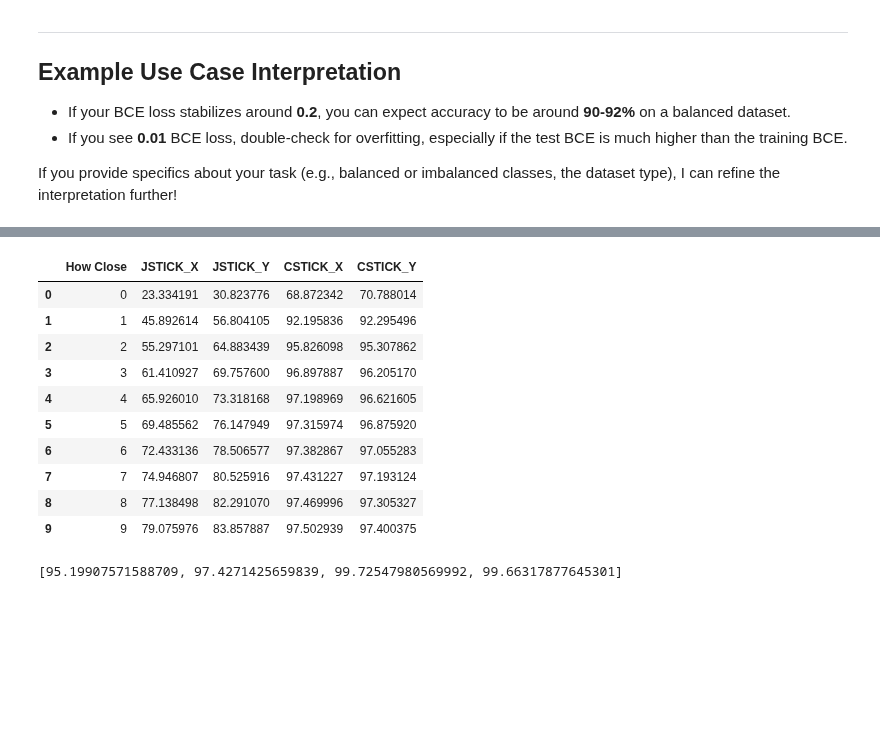
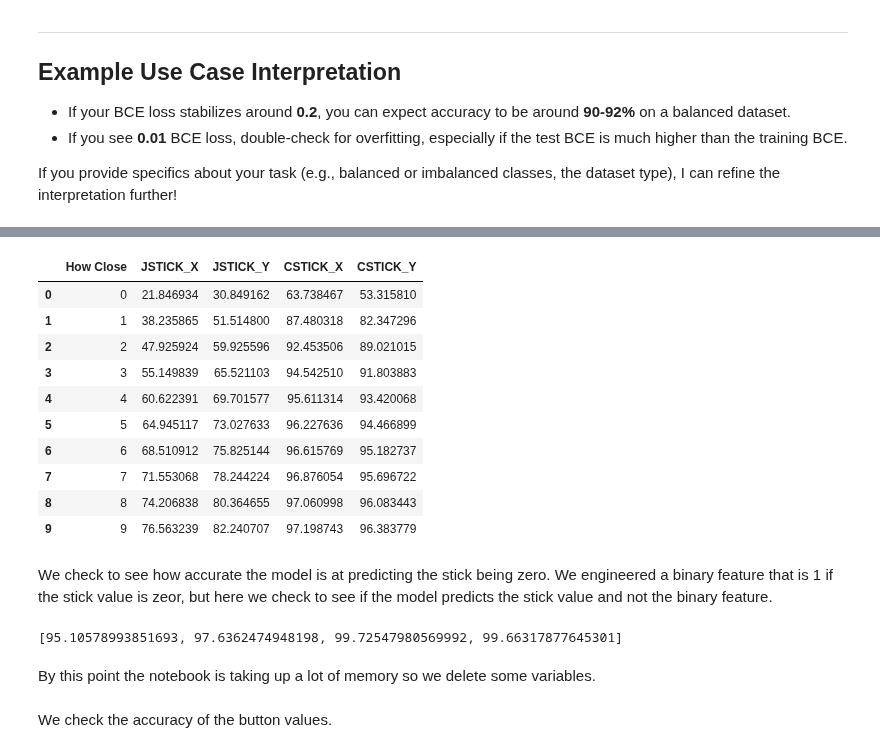
Before and after one commit to sinha-G/slp, a Jupyter notebook: autoencoder_revised/autoencoder_revised_train.ipynb, the cells around one changed output, grey strips where cells are left out. Cells and saved outputs as stored; diff of their text form; code cells hidden in the pictures; blank space fills up the shorter version.

Commit message:
Added markdown to the autoencoder notebook.

```diff
--- a/autoencoder_revised/autoencoder_revised_train.ipynb
+++ b/autoencoder_revised/autoencoder_revised_train.ipynb
@@ -83,8 +89,8 @@ segment_length = 3600
 shift = 1800
 
 train_df, test_df = dataset.all_segments_train_test_split_dataframes(segment_length,shift=shift, proportion_of_segments=1, test_ratio = .1, val = False)
-porportion = .001
-train_df = train_df.sample(frac=porportion, random_state = 42)
+# porportion = 1
+# train_df = train_df.sample(frac=porportion, random_state = 42)
 porportion = .5
 test_df = test_df.sample(frac=porportion, random_state = 42)
 print(train_df.shape)
@@ -418,7 +555,7 @@ class CustomLoss(nn.Module):
 # trasform = True adds binary features corresponding to when the analog inputs are 0.
 transform = True
 # bce_scale is a tunable parameter that scales the binary cross-entropy loss.
-bce_scale = 500
+bce_scale = 1
 # weighted = True weights the loss function to account for the imbalance of the button being pressed.
 weighted = True
 
@@ -427,15 +564,16 @@ loaders = prepare_data_loaders(train_df, test_df, batch_size=16, num_workers=20,
 train_dataset = loaders['train'].dataset
 first_item = train_dataset[0]
 channels = first_item.size(0)
-print(channels)
 
 from Convolutional_Autoencoder_Model import ResNet_Autoencoder
 # Initialize the model
 model = ResNet_Autoencoder(channels)
+state_dict = torch.load('/workspace/melee_project_data/autoencoder_models/autoencoder_revised_one_epoch_4.pt')
+model.load_state_dict(state_dict)
 model = model.cuda()
 model = torch.compile(model, mode='max-autotune')
 # With the size of an input we can get a model summary.
-# summary(model, input_size=(channels, segment_length))
+summary(model, input_size=(channels, segment_length))
 # %% [output]
 13
 # %% [markdown]
@@ -511,7 +657,7 @@ torch.save(orig_model.state_dict(), '/workspace/melee_project_data/autoencoder_m
 from Convolutional_Autoencoder_Model import ResNet_Autoencoder
 # Initialize the model
 model_2 = ResNet_Autoencoder(channels)
-state_dict = torch.load('/workspace/melee_project_data/autoencoder_models/autoencoder_revised_one_epoch_2.pt')
-model_2.load_state_dict(state_dict)
+state_dict_2 = torch.load('/workspace/melee_project_data/autoencoder_models/autoencoder_revised_one_epoch_5.pt')
+model_2.load_state_dict(state_dict_2)
 model_2.to('cuda')
-# model_2 = torch.compile(model)
+model_2 = torch.compile(model_2, mode = 'max-autotune')
@@ -537,4 +667,4 @@ Autoencoder(
 gc.collect()
 torch.cuda.empty_cache()
 
-pred, target = predict(model, loaders, 'test','cuda')
+pred, target = predict(model_2, loaders, 'test','cuda')
@@ -541,44 +674,50 @@ pred, target = predict(model, loaders, 'test','cuda')
 # %%
-integer_stick_targets = np.round(target[:,0:4] / 0.008620689655172415 ).astype(np.int32)
-integer_stick_pred = np.round(pred[:,0:4] / 0.008620689655172415).astype(np.int32)
+unique = np.unique(target[:,0])
+unique_diff = np.diff(unique)
+scale = np.mean(unique_diff[1:])
+
+integer_stick_targets = np.round(target[:,0:4] / scale ).astype(np.int16)
+integer_stick_pred = np.round(pred[:,0:4] / scale).astype(np.int16)
 
 
 
 n = 10
 
 buttons = ['JSTICK_X', 'JSTICK_Y', 'CSTICK_X', 'CSTICK_Y']
 # buttons = ['X_or_Y']
 
 
 stick_accuracy_df = pd.DataFrame(np.arange(n,dtype=np.int16),columns=['How Close'])
 # print(summary_df)
 
 
 for j in range(4):
     unique, counts = np.unique(integer_stick_pred[:,j] - integer_stick_targets[:,j], return_counts=True)
     data = []
     num = np.sum(counts)
     for i in range(n):
         mask = np.abs(unique) <= i
         data += [np.sum(counts[mask]) / num * 100]
     stick_accuracy_df[buttons[j]] = data
 
 stick_accuracy_df
 # %% [output]
 |  | How Close | JSTICK_X | JSTICK_Y | CSTICK_X | CSTICK_Y |
-| 0 | 0 | 23.334191 | 30.823776 | 68.872342 | 70.788014 |
-| 1 | 1 | 45.892614 | 56.804105 | 92.195836 | 92.295496 |
-| 2 | 2 | 55.297101 | 64.883439 | 95.826098 | 95.307862 |
-| 3 | 3 | 61.410927 | 69.757600 | 96.897887 | 96.205170 |
-| 4 | 4 | 65.926010 | 73.318168 | 97.198969 | 96.621605 |
-| 5 | 5 | 69.485562 | 76.147949 | 97.315974 | 96.875920 |
-| 6 | 6 | 72.433136 | 78.506577 | 97.382867 | 97.055283 |
-| 7 | 7 | 74.946807 | 80.525916 | 97.431227 | 97.193124 |
-| 8 | 8 | 77.138498 | 82.291070 | 97.469996 | 97.305327 |
-| 9 | 9 | 79.075976 | 83.857887 | 97.502939 | 97.400375 |
+| 0 | 0 | 21.846934 | 30.849162 | 63.738467 | 53.315810 |
+| 1 | 1 | 38.235865 | 51.514800 | 87.480318 | 82.347296 |
+| 2 | 2 | 47.925924 | 59.925596 | 92.453506 | 89.021015 |
+| 3 | 3 | 55.149839 | 65.521103 | 94.542510 | 91.803883 |
+| 4 | 4 | 60.622391 | 69.701577 | 95.611314 | 93.420068 |
+| 5 | 5 | 64.945117 | 73.027633 | 96.227636 | 94.466899 |
+| 6 | 6 | 68.510912 | 75.825144 | 96.615769 | 95.182737 |
+| 7 | 7 | 71.553068 | 78.244224 | 96.876054 | 95.696722 |
+| 8 | 8 | 74.206838 | 80.364655 | 97.060998 | 96.083443 |
+| 9 | 9 | 76.563239 | 82.240707 | 97.198743 | 96.383779 |
+# %% [markdown]
+We check to see how accurate the model is at predicting the stick being zero. We engineered a binary feature that is 1 if the stick value is zeor, but here we check to see if the model predicts the stick value and not the binary feature.
 # %%
-target_stick_is_zero = (integer_stick_targets == 0)*1
-pred_stick_is_zero = (integer_stick_pred == 0)*1
+target_stick_is_zero = ((integer_stick_targets == 0)*1).astype(np.int16)
+pred_stick_is_zero = ((integer_stick_pred == 0)*1).astype(np.int16)
 
 zero_accuracy = []
 # find the accuracy of the model when the stick is zero
@@ -590,4 +729,6 @@ for j in range(4):
 print(zero_accuracy)
 # zero_accuracy_df = pd.DataFrame(columns=buttons, data=[zero_accuracy])
 # %% [output]
-[95.19907571588709, 97.4271425659839, 99.72547980569992, 99.66317877645301]
+[95.10578993851693, 97.6362474948198, 99.72547980569992, 99.66317877645301]
+# %% [markdown]
+By this point the notebook is taking up a lot of memory so we delete some variables.
@@ -594 +747,3 @@ print(zero_accuracy)
+# %% [markdown]
+We check the accuracy of the button values.
 # %%
```
Also changed, not shown: parts of 24 cells of this notebook, 3 other files.
